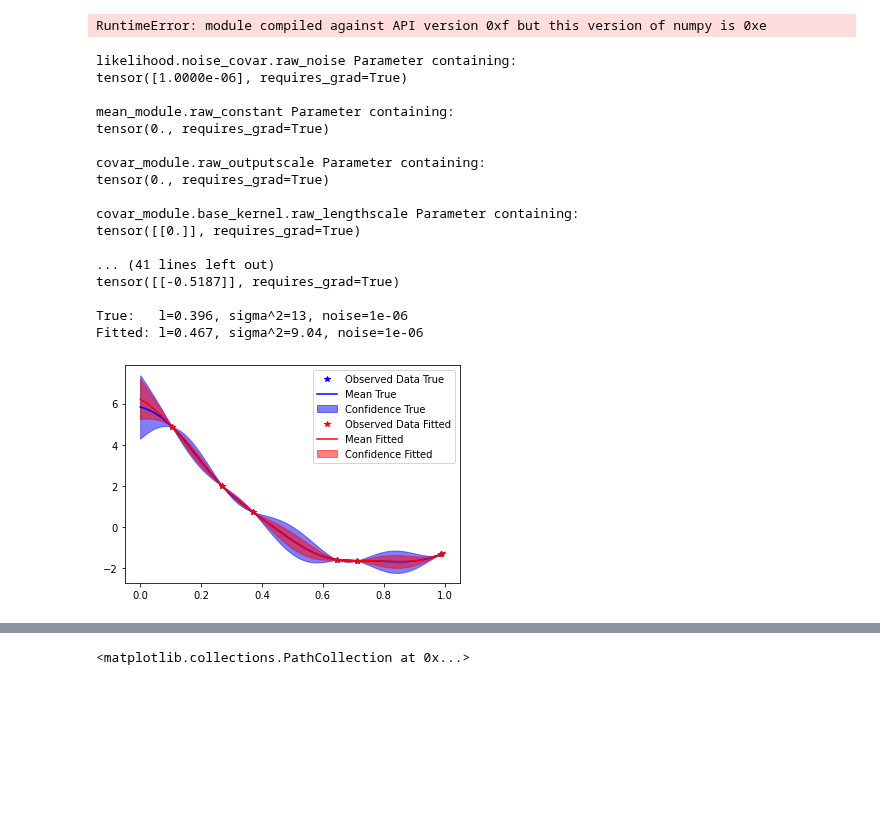
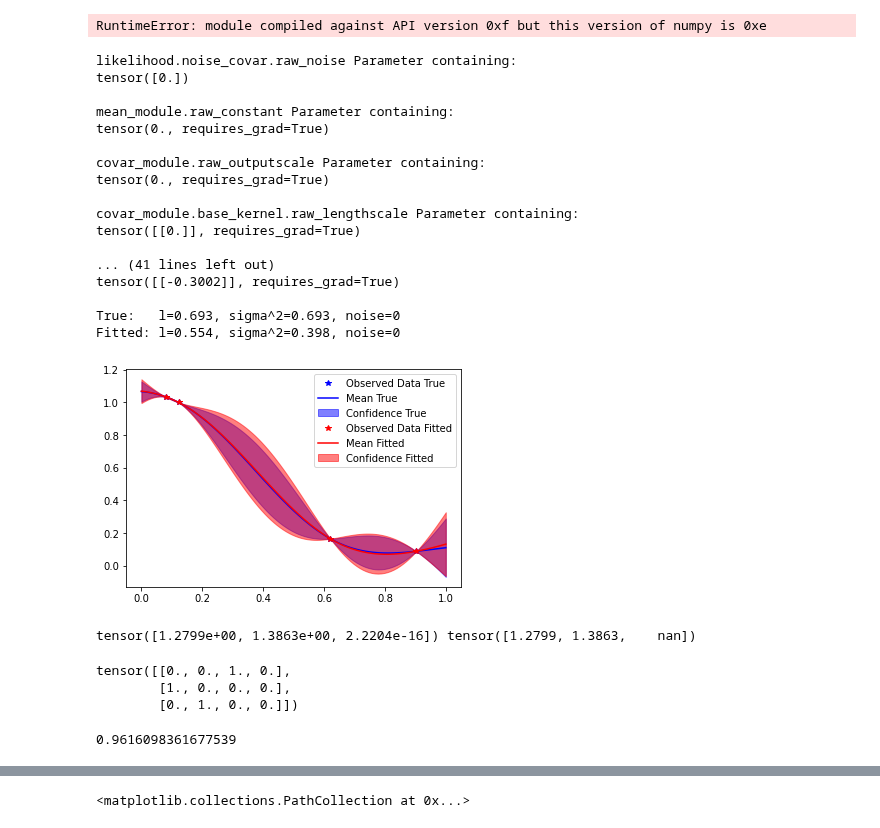
Before and after one commit to 71c/DeepBayesOpt, a Jupyter notebook: test_generate_gp_data.ipynb, the cells around one changed output, grey strips where cells are left out. Saved outputs shown, nothing was run; the diff lists cells and outputs as text; code cells hidden in the pictures; blank space fills up the shorter version.

```diff
--- a/test_generate_gp_data.ipynb
+++ b/test_generate_gp_data.ipynb
@@ -61,8 +61,9 @@ def plot_gp_posterior(ax, posterior, test_x, train_x, train_y, color, name=None)
 OBSERVATION_NOISE = False
 
 dataset = GaussianProcessRandomDataset(
-    dimension=1, n_datapoints=7, observation_noise=OBSERVATION_NOISE,
-    set_random_model_train_data=True, device=device)
+    dimension=1, n_datapoints=4, observation_noise=OBSERVATION_NOISE,
+    set_random_model_train_data=True, device=device,
+    randomize_params=False)
 
 for name, param in dataset.model_sampler.get_model(0).named_parameters():
     print(name, param)
@@ -108,38 +109,70 @@ for name, param in fitted_model.named_parameters():
     print(name, param)
     print()
 
 
 with torch.no_grad():
     fig, ax = plt.subplots(1, 1, figsize=(6, 4))
 
     description_true   = f'True:   l={  true_lengthscale:.3g}, sigma^2={  true_outputscale:.3g}, noise={true_noise:.3g}'
     description_fitted = f'Fitted: l={fitted_lengthscale:.3g}, sigma^2={fitted_outputscale:.3g}, noise={fitted_noise:.3g}'
     print(description_true)
     print(description_fitted)
 
     plot_gp_posterior(ax, posterior_true, test_x, x_values, y_values, 'b', name='True')
     plot_gp_posterior(ax, posterior_fitted, test_x, x_values, y_values, 'r', name='Fitted')
 
     ax.legend()
 # %% [output]
 likelihood.noise_covar.raw_noise Parameter containing:
-tensor([1.0000e-06], requires_grad=True)
+tensor([0.])
 
 mean_module.raw_constant Parameter containing:
 tensor(0., requires_grad=True)
 
 covar_module.raw_outputscale Parameter containing:
 tensor(0., requires_grad=True)
 
 covar_module.base_kernel.raw_lengthscale Parameter containing:
 tensor([[0.]], requires_grad=True)
 
 ... (41 lines left out)
-tensor([[-0.5187]], requires_grad=True)
+tensor([[-0.3002]], requires_grad=True)
 
-True:   l=0.396, sigma^2=13, noise=1e-06
-Fitted: l=0.467, sigma^2=9.04, noise=1e-06
+True:   l=0.693, sigma^2=0.693, noise=0
+Fitted: l=0.554, sigma^2=0.398, noise=0
-[figure, old version]
+[figure, new version]
+# %%
+from torch.distributions import Categorical
+import torch.nn.functional as F
+
+p_tensor = torch.Tensor([[0.1, 0.2, 0.4, 0.3], [0.25, 0.25, 0.25, 0.25], [0.0, 1.0, 0.0, 0.0]])
+entropy2 = Categorical(probs = p_tensor).entropy()
+print(entropy2, -(p_tensor * torch.log(p_tensor)).sum(axis=1))
+
+def max_one_hot(values, mask=None):
+    if mask is not None:
+        neg_inf = torch.zeros_like(values)
+        neg_inf[~mask] = float("-inf")
+        values = values + neg_inf
+    return F.one_hot(torch.argmax(values, dim=1),
+                     num_classes=values.size(1)).double()
+
+max_one_hot(p_tensor)
+# %% [output]
+tensor([1.2799e+00, 1.3863e+00, 2.2204e-16]) tensor([1.2799, 1.3863,    nan])
+tensor([[0., 0., 1., 0.],
+        [1., 0., 0., 0.],
+        [0., 1., 0., 0.]])
+# %%
+def get_average_normalized_entropy(probabilities, mask=None):
+    entropy = Categorical(probs=probabilities).entropy()
+    counts = mask.sum(dim=1).double() if mask is not None else torch.tensor(probabilities.size(1), dtype=torch.double)
+    return (entropy / torch.log(counts)).mean()
+
+p_tensor = torch.Tensor([[0.1, 0.2, 0.4, 0.3], [0.5, 0.5, 0.0, 0.0]])
+get_average_normalized_entropy(p_tensor, mask=torch.tensor([[1, 1, 1, 1], [1, 1, 0, 0]])).item()
+# %% [output]
+0.9616098361677539
 # %%
 item1 = next(dataset)
 print(item1[-1].state_dict())
```
Also changed, not shown: 5 other files.
